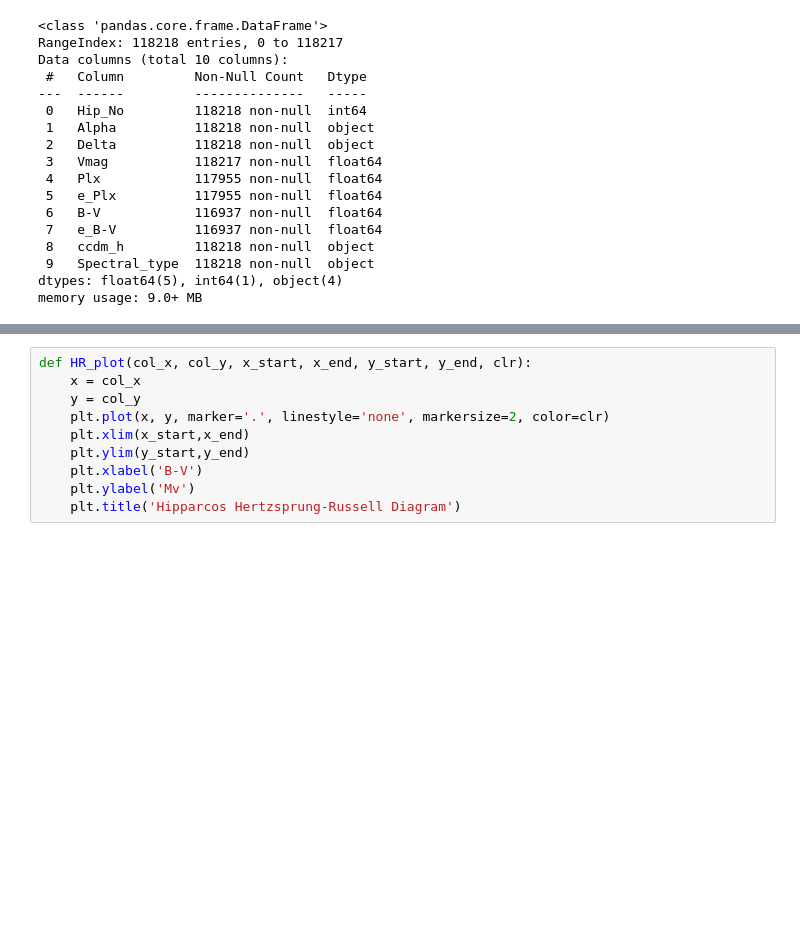
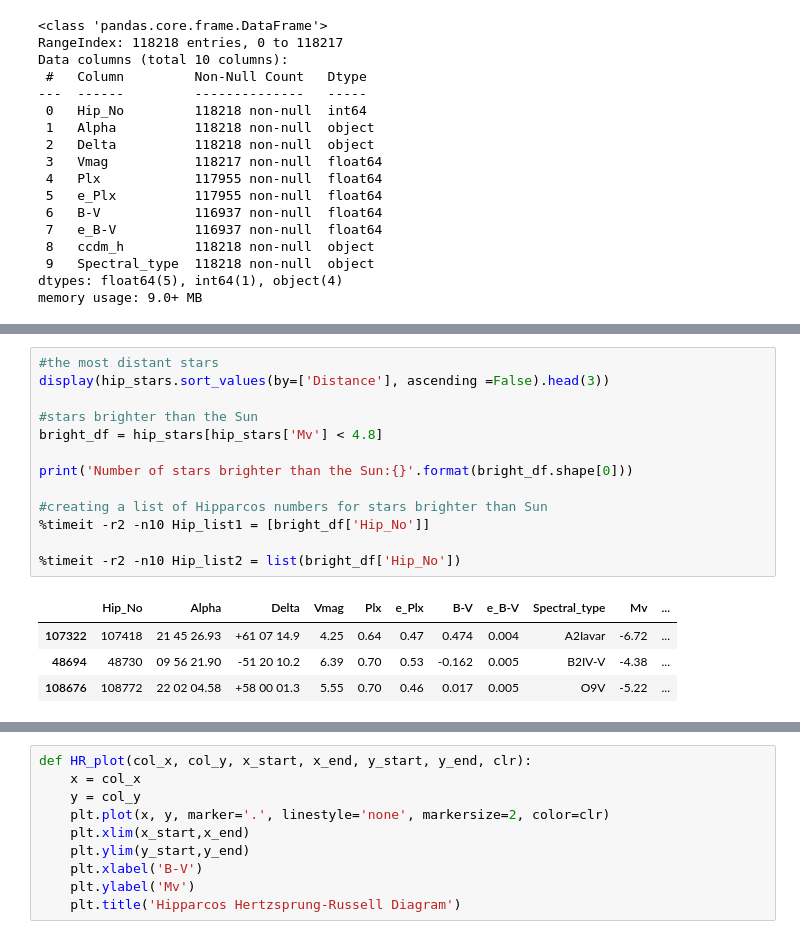
Before and after one commit to lilianasku/Hipparcos-with-Python, a Jupyter notebook: notebooks/Stars-Of-Hipparcos-Catalogue.ipynb, the cells around one changed output, grey strips where cells are left out. Cells and saved outputs as stored; diff of their text form; blank space fills up the shorter version.

```diff
--- a/notebooks/Stars-Of-Hipparcos-Catalogue.ipynb
+++ b/notebooks/Stars-Of-Hipparcos-Catalogue.ipynb
@@ -309,0 +185,18 @@ display(df.head(3))
+# %%
+#the most distant stars
+display(hip_stars.sort_values(by=['Distance'], ascending =False).head(3))
+
+#stars brighter than the Sun
+bright_df = hip_stars[hip_stars['Mv'] < 4.8]
+
+print('Number of stars brighter than the Sun:{}'.format(bright_df.shape[0]))
+
+#creating a list of Hipparcos numbers for stars brighter than Sun
+%timeit -r2 -n10 Hip_list1 = [bright_df['Hip_No']]
+
+%timeit -r2 -n10 Hip_list2 = list(bright_df['Hip_No'])
+# %% [output]
+|  | Hip_No | Alpha | Delta | Vmag | Plx | e_Plx | B-V | e_B-V | Spectral_type | Mv | ... |
+| 107322 | 107418 | 21 45 26.93 | +61 07 14.9 | 4.25 | 0.64 | 0.47 | 0.474 | 0.004 | A2Iavar | -6.72 | ... |
+| 48694 | 48730 | 09 56 21.90 | -51 20 10.2 | 6.39 | 0.70 | 0.53 | -0.162 | 0.005 | B2IV-V | -4.38 | ... |
+| 108676 | 108772 | 22 02 04.58 | +58 00 01.3 | 5.55 | 0.70 | 0.46 | 0.017 | 0.005 | O9V | -5.22 | ... |
```
Also changed, not shown: parts of 29 cells of this notebook.
